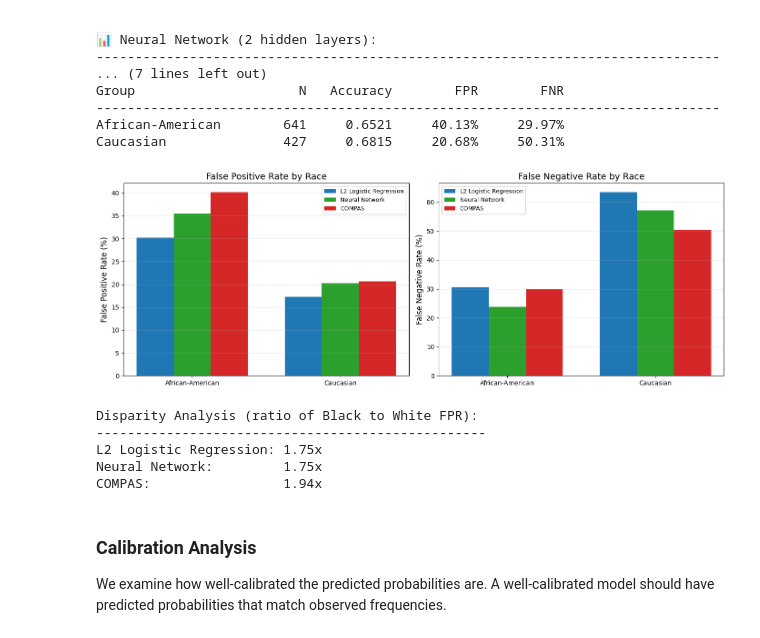
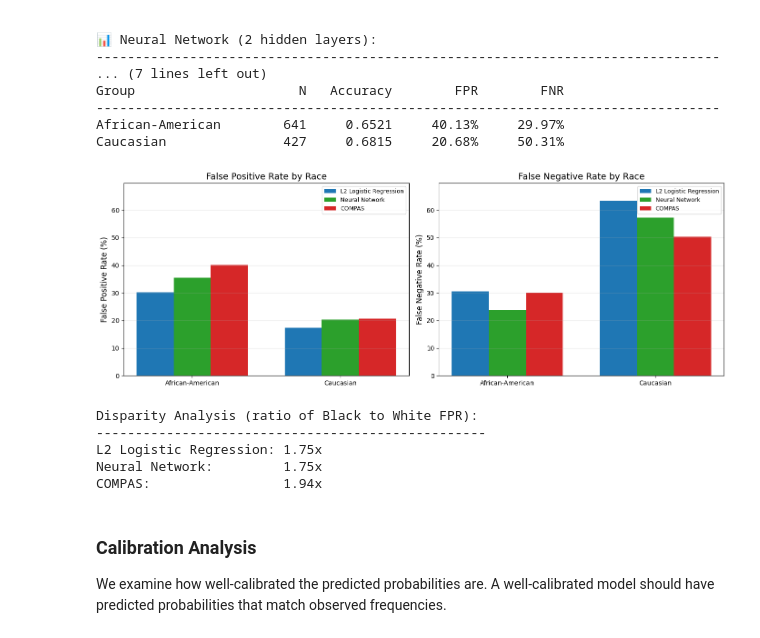
Before and after one commit to eth8n/compas-reanalysis, a Jupyter notebook: Compas Analysis.ipynb, the cells around one changed output. Cells and saved outputs as stored; diff of their text form; code cells hidden in the pictures.

```diff
--- a/Compas Analysis.ipynb
+++ b/Compas Analysis.ipynb
@@ -1453,34 +1982,42 @@ compas_fnrs = [r['FNR'] * 100 for r in compas_results]
 if nn_available:
     nn_fnrs = [r['FNR'] * 100 for r in nn_results]
     bars3 = ax2.bar(x - width, lr_fnrs, width, label='L2 Logistic Regression', color='#1f77b4')
     bars_nn2 = ax2.bar(x, nn_fnrs, width, label='Neural Network', color='#2ca02c')
     bars4 = ax2.bar(x + width, compas_fnrs, width, label='COMPAS', color='#d62728')
 else:
     bars3 = ax2.bar(x - width/2, lr_fnrs, width, label='L2 Logistic Regression', color='#1f77b4')
     bars4 = ax2.bar(x + width/2, compas_fnrs, width, label='COMPAS', color='#d62728')
 
 ax2.set_ylabel('False Negative Rate (%)', fontsize=12)
 ax2.set_title('False Negative Rate by Race', fontsize=14)
 ax2.set_xticks(x)
 ax2.set_xticklabels(groups)
 ax2.legend(fontsize=9)
 ax2.grid(True, axis='y', alpha=0.3)
 
+# Set consistent y-axis limits for both plots
+all_rates = lr_fprs + compas_fprs + lr_fnrs + compas_fnrs
+if nn_available:
+    all_rates += nn_fprs + nn_fnrs
+y_max = max(all_rates) * 1.1  # Add 10% padding
+ax1.set_ylim(0, y_max)
+ax2.set_ylim(0, y_max)
+
 plt.tight_layout()
 plt.show()
 
 # Print disparity ratios
 print("\nDisparity Analysis (ratio of Black to White FPR):")
 print("-" * 50)
 lr_fpr_ratio = lr_results[0]['FPR'] / lr_results[1]['FPR'] if lr_results[1]['FPR'] > 0 else float('inf')
 compas_fpr_ratio = compas_results[0]['FPR'] / compas_results[1]['FPR'] if compas_results[1]['FPR'] > 0 else float('inf')
 print(f"L2 Logistic Regression: {lr_fpr_ratio:.2f}x")
 if nn_available:
     nn_fpr_ratio = nn_results[0]['FPR'] / nn_results[1]['FPR'] if nn_results[1]['FPR'] > 0 else float('inf')
     print(f"Neural Network:         {nn_fpr_ratio:.2f}x")
 print(f"COMPAS:                 {compas_fpr_ratio:.2f}x")
 # %% [output]
-[figure, old version]
+[figure, new version]
 Disparity Analysis (ratio of Black to White FPR):
 --------------------------------------------------
 L2 Logistic Regression: 1.75x
```
Also changed, not shown: parts of 57 cells of this notebook.
